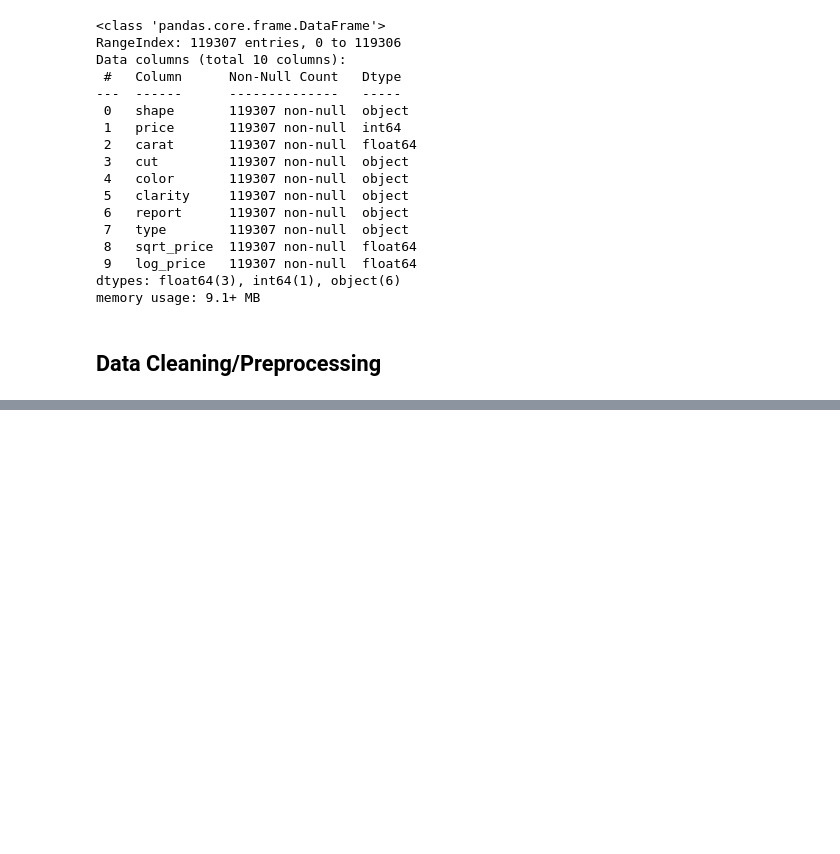
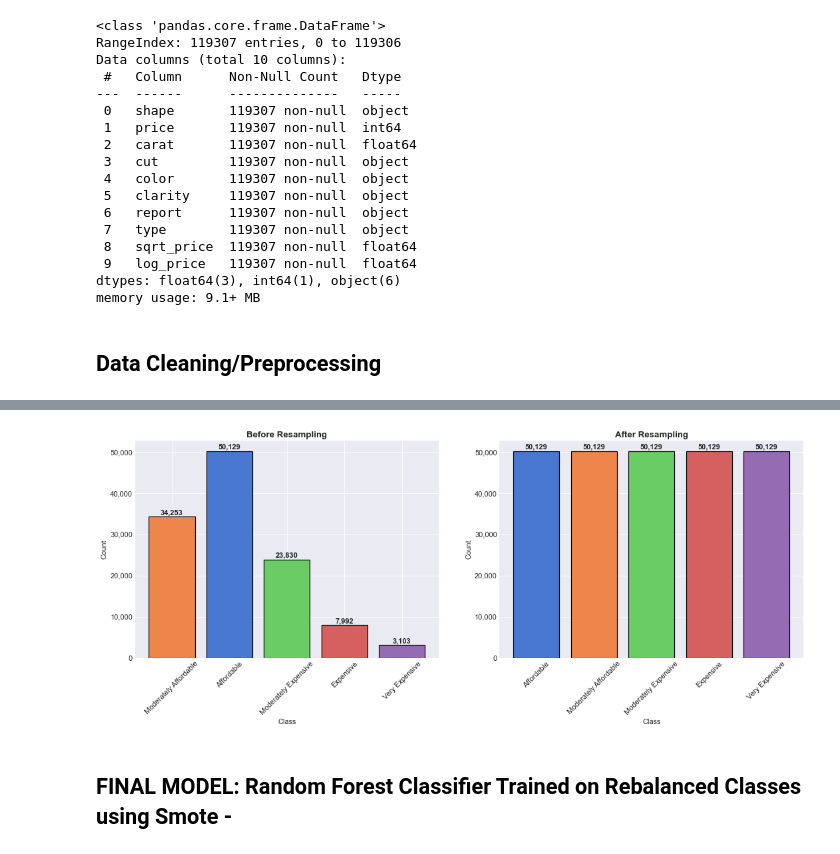
Before and after one commit to TrinityGahagen2K/diamond-pricing-analysis, a Jupyter notebook: diamond_pricing_modeling.ipynb, the cells around one changed output, grey strips where cells are left out. Saved outputs shown, nothing was run; the diff lists cells and outputs as text; code cells hidden in the pictures; blank space fills up the shorter version.

```diff
--- a/diamond_pricing_modeling.ipynb
+++ b/diamond_pricing_modeling.ipynb
@@ -60,0 +987,2 @@ memory usage: 9.1+ MB
+# %%
+features = ['carat', 'cut', 'color', 'clarity', 'natural', 'report_GIA']
@@ -60,0 +1046,2 @@ memory usage: 9.1+ MB
+# %%
+random_search.fit(X, y)
@@ -60,0 +1090,5 @@ memory usage: 9.1+ MB
+# %%
+X_plot = preprocessed_diamonds[['carat', 'price']]
+y_plot = preprocessed_diamonds['price_point']
+
+y_plot.value_counts()
@@ -60,0 +1103,39 @@ memory usage: 9.1+ MB
+# %%
+over = SMOTE(sampling_strategy='auto')
+
+steps = [('over', over)]
+
+test_pipe = imb_pipe(steps=steps)
+
+X_resamp, y_resamp = test_pipe.fit_resample(X_plot, y_plot)
+# %%
+before_resamp = y_plot
+after_resamp = y_resamp
+
+fig, axes = plt.subplots(1, 2, figsize=(18, 6))
+for n, data in enumerate([before_resamp, after_resamp]):
+    ax = axes[n]
+    class_counts = data.value_counts()
+    labels = ['Affordable', 'Moderately Affordable', 'Moderately Expensive', 'Expensive', 'Very Expensive']
+
+    ax.bar(x=class_counts.index, height=class_counts, lw=1.2, edgecolor='black', color=sns.color_palette('muted'))
+    for i in class_counts.index:
+        ax.annotate(f'{class_counts[i]:,.0f}',
+                    xy=(i, class_counts[i] + (0.02 * ax.get_ylim()[1])),
+                    fontweight='bold',
+                    va='center',
+                    ha='center')
+    ax.yaxis.set_major_formatter(FuncFormatter(lambda y, _:f'{y:,.0f}'))
+    ax.set_xticks(class_counts.index, labels=labels)
+    ax.tick_params(axis='x', rotation=45)
+    ax.set_xlabel('Class')
+    ax.set_ylabel('Count')
+
+axes[0].set_title('Before Resampling')
+axes[1].set_title('After Resampling');
+# sns.scatterplot(data=X_plot, x='carat', y='price', hue=y_plot, marker='D', alpha=0.5, edgecolor=None, ax=ax[0])
+# sns.scatterplot(data=X_resamp, x='carat', y='price', hue=y_resamp, marker='D', alpha=0.5, edgecolor=None, ax=ax[1])
+# %% [output]
+[figure, added]
+# %% [markdown]
+## FINAL MODEL: Random Forest Classifier Trained on Rebalanced Classes using Smote -
```
Also changed, not shown: parts of 60 cells of this notebook, 1 other file.
